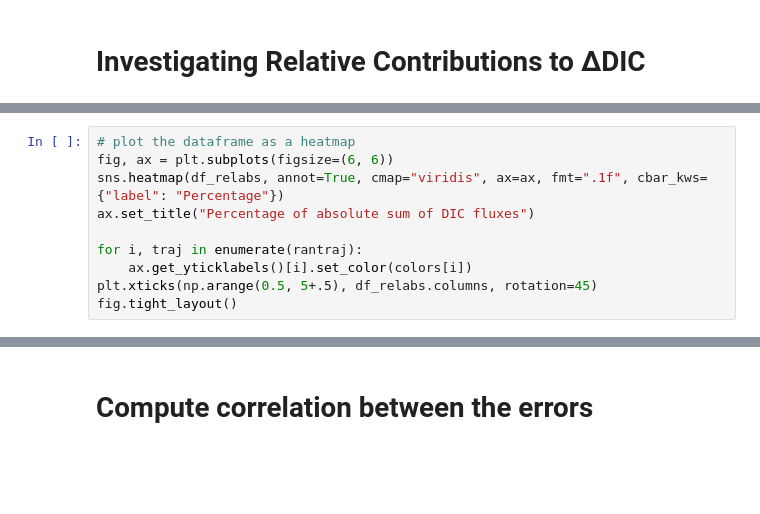
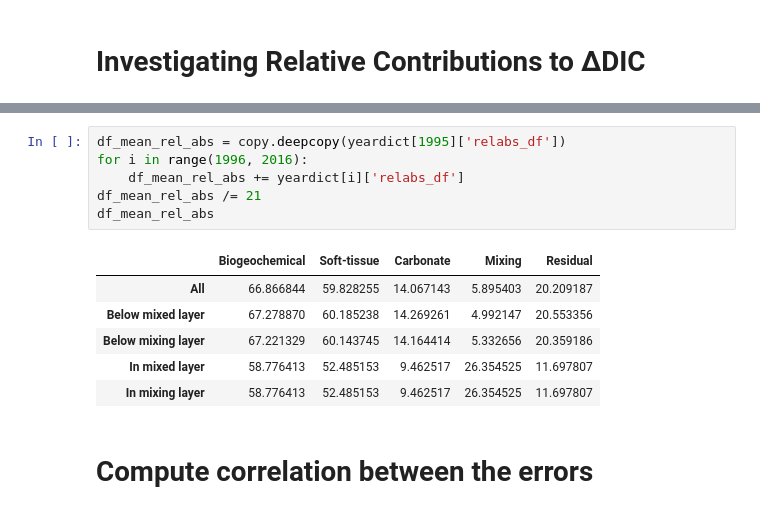
Before and after one commit to OceanParcels/NASTMW_DIC, a Jupyter notebook: analysis/flux_disentanglement.ipynb, the cells around one changed output, grey strips where cells are left out. Saved outputs shown, nothing was run; the diff lists cells and outputs as text; blank space fills up the shorter version.

```diff
--- a/analysis/flux_disentanglement.ipynb
+++ b/analysis/flux_disentanglement.ipynb
@@ -520,10 +233,0 @@ df_relabs = compute_relabs(ds)
-# %%
-# plot the dataframe as a heatmap
-fig, ax = plt.subplots(figsize=(6, 6))
-sns.heatmap(df_relabs, annot=True, cmap="viridis", ax=ax, fmt=".1f", cbar_kws={"label": "Percentage"})
-ax.set_title("Percentage of absolute sum of DIC fluxes")
-
-for i, traj in enumerate(rantraj):
-    ax.get_yticklabels()[i].set_color(colors[i])
-plt.xticks(np.arange(0.5, 5+.5), df_relabs.columns, rotation=45)
-fig.tight_layout()
@@ -647,3 +367,16 @@ plt.savefig("figures/mean_fluxes.pdf", dpi=300)
+# %%
+df_mean_rel_abs = copy.deepcopy(yeardict[1995]['relabs_df'])
+for i in range(1996, 2016):
+    df_mean_rel_abs += yeardict[i]['relabs_df']
+df_mean_rel_abs /= 21
+df_mean_rel_abs
+# %% [output]
+|  | Biogeochemical | Soft-tissue | Carbonate | Mixing | Residual |
+| All | 66.866844 | 59.828255 | 14.067143 | 5.895403 | 20.209187 |
+| Below mixed layer | 67.278870 | 60.185238 | 14.269261 | 4.992147 | 20.553356 |
+| Below mixing layer | 67.221329 | 60.143745 | 14.164414 | 5.332656 | 20.359186 |
+| In mixed layer | 58.776413 | 52.485153 | 9.462517 | 26.354525 | 11.697807 |
+| In mixing layer | 58.776413 | 52.485153 | 9.462517 | 26.354525 | 11.697807 |
 # %% [markdown]
 # Compute correlation between the errors
 # %%
```
Also changed, not shown: parts of 46 cells of this notebook.
